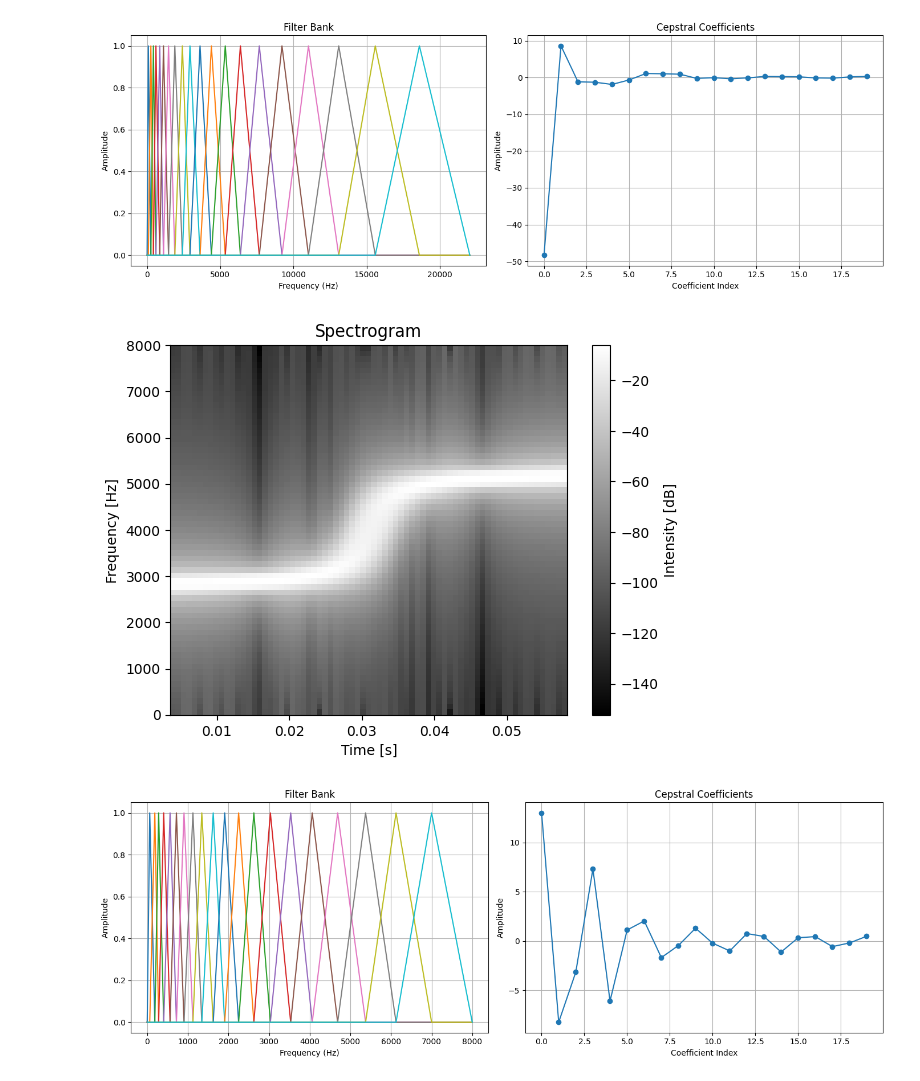
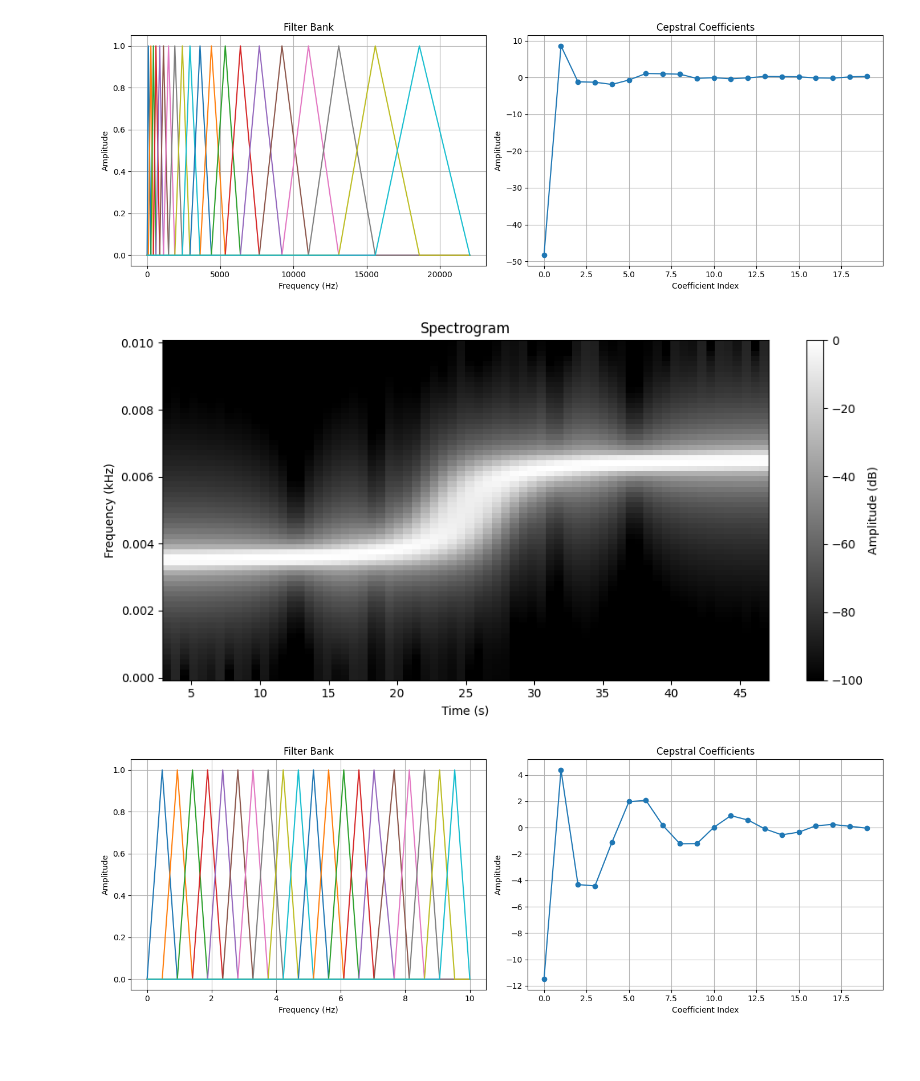
Before and after one commit to lgies23/biosonic, a Jupyter notebook: src/biosonic/test_plots.ipynb, the cells around one changed output. Saved outputs shown, nothing was run; the diff lists cells and outputs as text; code cells hidden in the pictures; blank space fills up the shorter version.

```diff
--- a/src/biosonic/test_plots.ipynb
+++ b/src/biosonic/test_plots.ipynb
@@ -68,20 +69,18 @@ plot_filterbank_and_cepstrum(
 # %% [output]
 [figure]
 # %%
-sr = 16000
-t = np.linspace(0, 1, sr, endpoint=False)
-freq = 1000
-x = np.sin(2 * np.pi * freq * t)
+sr = 20
+n_fft = 128
 
-T_x, N = 1 / 20, 1000  # 20 Hz sampling rate for 50 s signal
+T_x, N = 1 / sr, 1000  # 20 Hz sampling rate for 50 s signal
 t_x = np.arange(N) * T_x  # time indexes for signal
 f_i = 1 * np.arctan((t_x - t_x[N // 2]) / 2) + 5  # varying frequency
 x = np.sin(2*np.pi*np.cumsum(f_i)*T_x)
 # %%
-Sx, t, f = spectrogram(x, sr=20, window='hann', window_length=512, overlap=0.9)
-plot_spectrogram(x, sr, window_length=128, overlap=.9, cmap='grey')
+Sx, t, f = spectrogram(x, sr=sr, window='hann', window_length=n_fft, overlap=90)
+plot_spectrogram(Sx, t, f, cmap='grey')
 # %% [output]
-[figure, old version]
+[figure, new version]
 # %%
 fbanks = mel_filterbank(n_filters, n_fft, sr)
 ceps = cepstral_coefficients(x, sr, n_fft, n_filters, n_ceps)
@@ -93,7 +92,7 @@ plot_filterbank_and_cepstrum(
         fmax=None,
         title_prefix="")
 # %% [output]
-[figure, old version]
+[figure, new version]
 # %%
 fbanks = mel_filterbank(n_filters, n_fft, sr)
 Sx_mel = np.einsum("...ft,mf->...mt", Sx, fbanks, optimize=True)#np.dot(Sx.T, fbanks.T)
```
Also changed, not shown: parts of 7 cells of this notebook, 3 other files.
